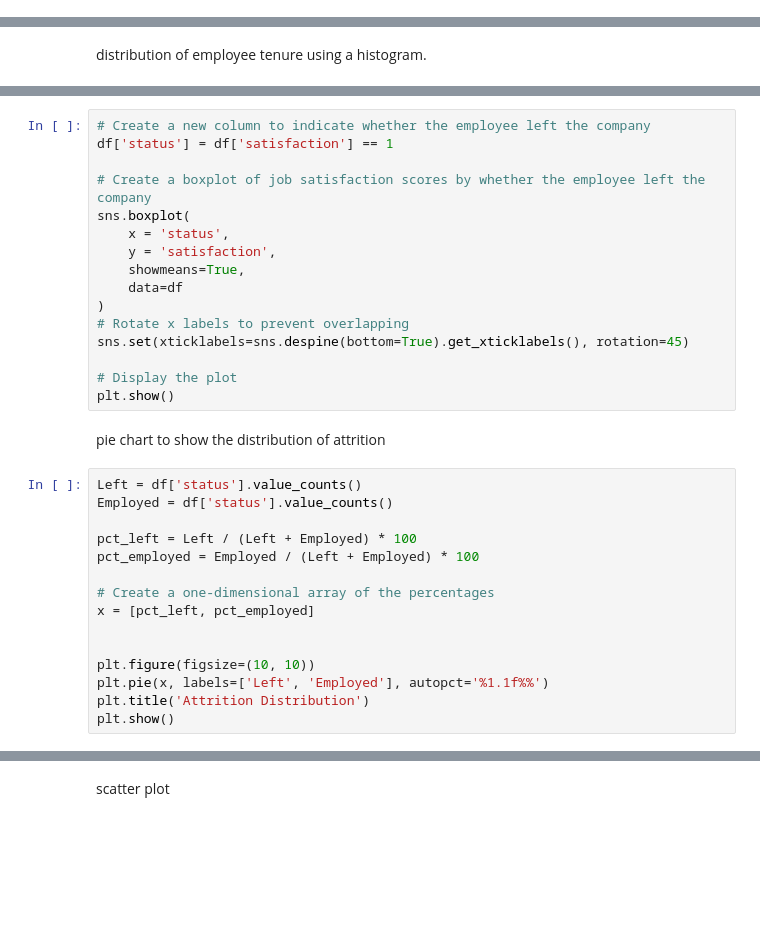
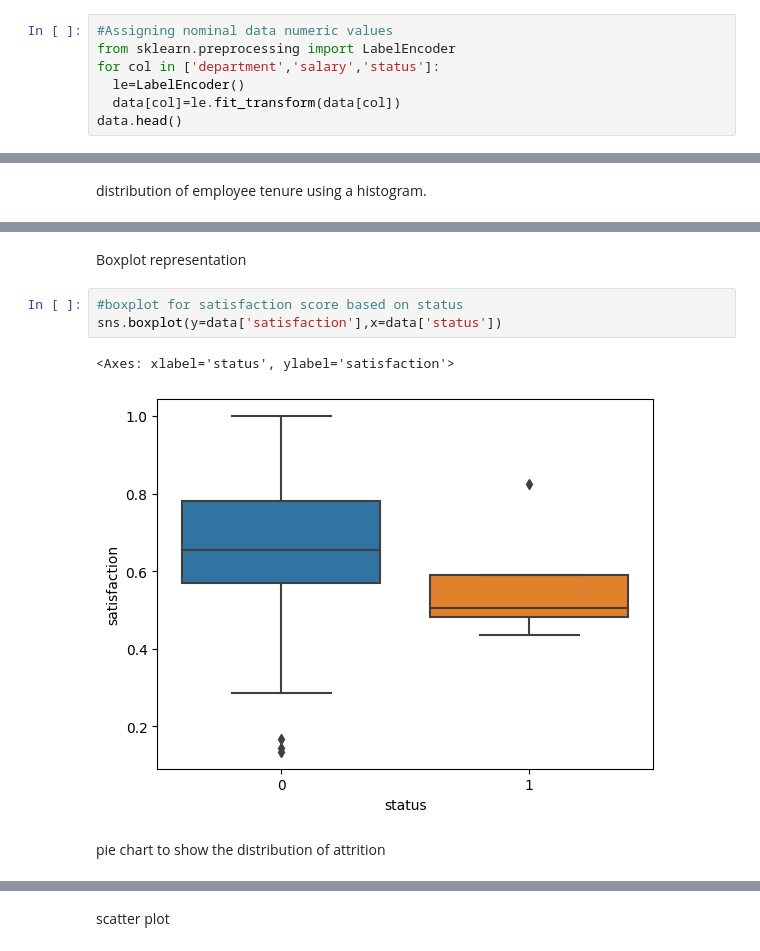
Before and after one commit to Aleena24/ML_Lab, a Jupyter notebook: lab7_2348503.ipynb, the cells around one changed output, grey strips where cells are left out. Drawn from its saved outputs; the diff is of its cells as text; blank space fills up the shorter version.

```diff
--- a/lab7_2348503.ipynb
+++ b/lab7_2348503.ipynb
@@ -20,0 +45,7 @@ df.head()
+# %%
+#Assigning nominal data numeric values
+from sklearn.preprocessing import LabelEncoder
+for col in ['department','salary','status']:
+  le=LabelEncoder()
+  data[col]=le.fit_transform(data[col])
+data.head()
@@ -68,33 +71,10 @@ Text(0, 0.5, 'No. of Employees')
-# %%
-# Create a new column to indicate whether the employee left the company
-df['status'] = df['satisfaction'] == 1
-
-# Create a boxplot of job satisfaction scores by whether the employee left the company
-sns.boxplot(
-    x = 'status',
-    y = 'satisfaction',
-    showmeans=True,
-    data=df
-)
-# Rotate x labels to prevent overlapping
-sns.set(xticklabels=sns.despine(bottom=True).get_xticklabels(), rotation=45)
-
-# Display the plot
-plt.show()
+# %% [markdown]
+Boxplot representation
+# %%
+#boxplot for satisfaction score based on status
+sns.boxplot(y=data['satisfaction'],x=data['status'])
+# %% [output]
+<Axes: xlabel='status', ylabel='satisfaction'>
+[figure, added]
 # %% [markdown]
 pie chart to show the distribution of attrition
-# %%
-Left = df['status'].value_counts()
-Employed = df['status'].value_counts()
-
-pct_left = Left / (Left + Employed) * 100
-pct_employed = Employed / (Left + Employed) * 100
-
-# Create a one-dimensional array of the percentages
-x = [pct_left, pct_employed]
-
-
-plt.figure(figsize=(10, 10))
-plt.pie(x, labels=['Left', 'Employed'], autopct='%1.1f%%')
-plt.title('Attrition Distribution')
-plt.show()
```
Also changed, not shown: parts of 36 cells of this notebook.
